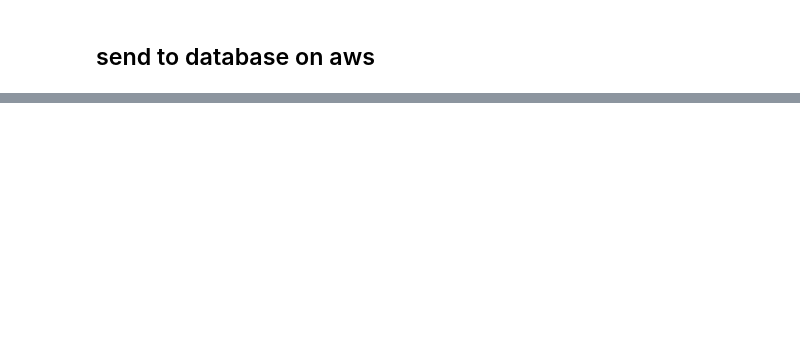
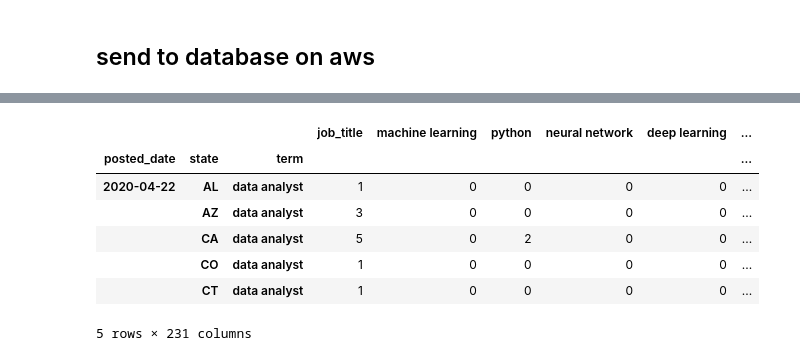
Before and after one commit to Heidarysafa/data-science-jobs-app, a Jupyter notebook: AWS_data_manipulation_final.ipynb, the cells around one changed output, grey strips where cells are left out. Cells and saved outputs as stored; diff of their text form; code cells hidden in the pictures; blank space fills up the shorter version.

```diff
--- a/AWS_data_manipulation_final.ipynb
+++ b/AWS_data_manipulation_final.ipynb
@@ -355,0 +384,14 @@ j2_and_skills.to_sql(con=engine, name='dash_table_V2', if_exists='fail')
+# %%
+grouped2 = jobs_and_skills_reduced.groupby(['posted_date','state','term'])['job_title'].count().astype(int)
+# %%
+gr = pd.concat([grouped2, grouped],axis =1)
+gr.head()
+# %% [output]
+|  |  |  | job_title | machine learning | python | neural network | deep learning | ... |
+| posted_date | state | term |  |  |  |  |  | ... |
+| 2020-04-22 | AL | data analyst | 1 | 0 | 0 | 0 | 0 | ... |
+|  | AZ | data analyst | 3 | 0 | 0 | 0 | 0 | ... |
+|  | CA | data analyst | 5 | 0 | 2 | 0 | 0 | ... |
+|  | CO | data analyst | 1 | 0 | 0 | 0 | 0 | ... |
+|  | CT | data analyst | 1 | 0 | 0 | 0 | 0 | ... |
+5 rows × 231 columns
```
Also changed, not shown: parts of 16 cells of this notebook.
